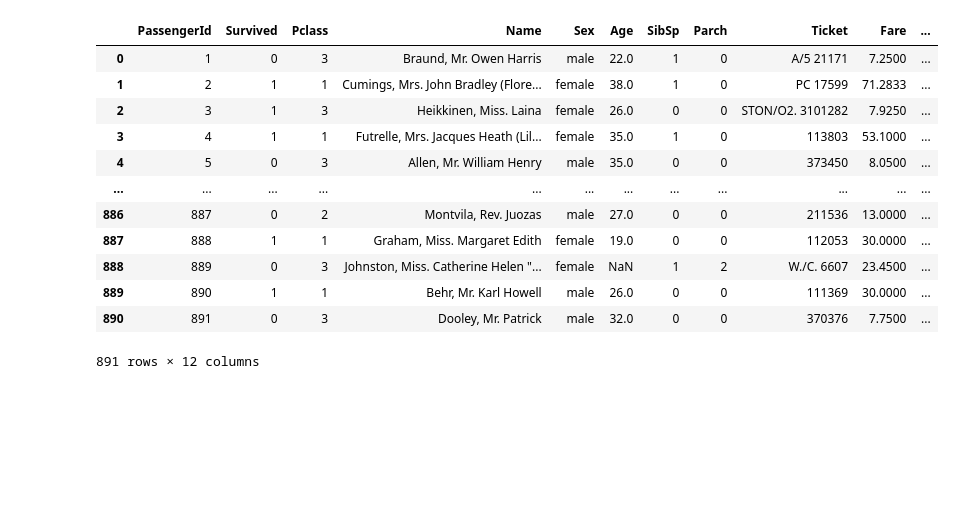
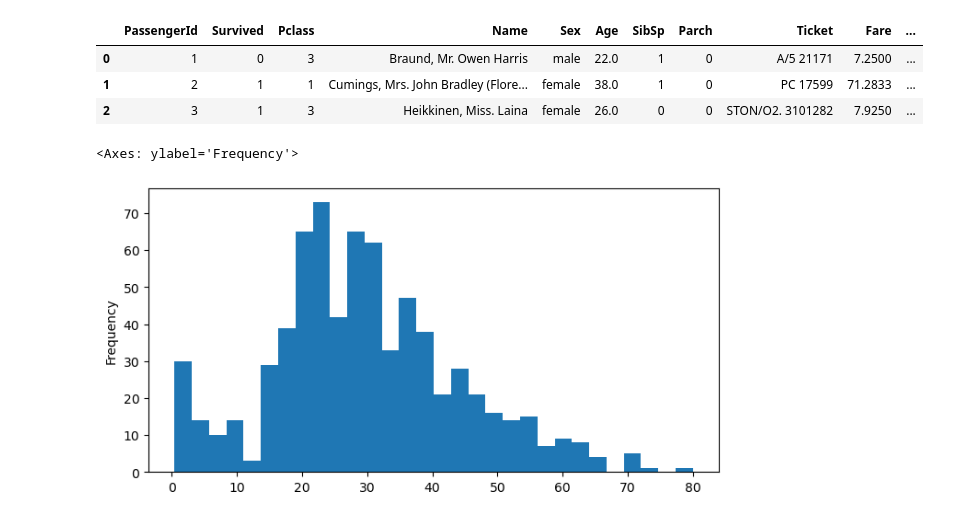
Before and after one commit to snovaisg/batch6-students, a Jupyter notebook: Misc/Masks in pandas.ipynb, the cells around one changed output. Cells and saved outputs as stored; diff of their text form; code cells hidden in the pictures; blank space fills up the shorter version.

```diff
--- a/Misc/Masks in pandas.ipynb
+++ b/Misc/Masks in pandas.ipynb
@@ -4,17 +5,13 @@ import numpy as np
 # %%
 df = pd.read_csv('data/titanic_train.csv')
-df
+df.head(3)
 # %% [output]
 |  | PassengerId | Survived | Pclass | Name | Sex | Age | SibSp | Parch | Ticket | Fare | ... |
 | 0 | 1 | 0 | 3 | Braund, Mr. Owen Harris | male | 22.0 | 1 | 0 | A/5 21171 | 7.2500 | ... |
 | 1 | 2 | 1 | 1 | Cumings, Mrs. John Bradley (Flore... | female | 38.0 | 1 | 0 | PC 17599 | 71.2833 | ... |
 | 2 | 3 | 1 | 3 | Heikkinen, Miss. Laina | female | 26.0 | 0 | 0 | STON/O2. 3101282 | 7.9250 | ... |
-| 3 | 4 | 1 | 1 | Futrelle, Mrs. Jacques Heath (Lil... | female | 35.0 | 1 | 0 | 113803 | 53.1000 | ... |
-| 4 | 5 | 0 | 3 | Allen, Mr. William Henry | male | 35.0 | 0 | 0 | 373450 | 8.0500 | ... |
-| ... | ... | ... | ... | ... | ... | ... | ... | ... | ... | ... | ... |
-| 886 | 887 | 0 | 2 | Montvila, Rev. Juozas | male | 27.0 | 0 | 0 | 211536 | 13.0000 | ... |
-| 887 | 888 | 1 | 1 | Graham, Miss. Margaret Edith | female | 19.0 | 0 | 0 | 112053 | 30.0000 | ... |
-| 888 | 889 | 0 | 3 | Johnston, Miss. Catherine Helen "... | female | NaN | 1 | 2 | W./C. 6607 | 23.4500 | ... |
-| 889 | 890 | 1 | 1 | Behr, Mr. Karl Howell | male | 26.0 | 0 | 0 | 111369 | 30.0000 | ... |
-| 890 | 891 | 0 | 3 | Dooley, Mr. Patrick | male | 32.0 | 0 | 0 | 370376 | 7.7500 | ... |
-891 rows × 12 columns
+# %%
+df['Age'].plot.hist(bins=30,figsize=(8,4))
+# %% [output]
+<Axes: ylabel='Frequency'>
+[figure, added]
```
Also changed, not shown: parts of 10 cells of this notebook, 1 other file.
